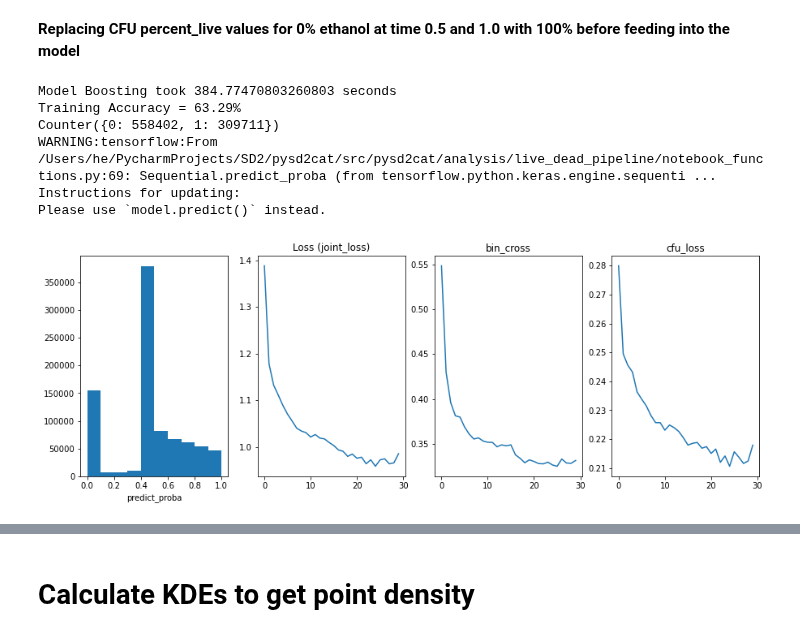
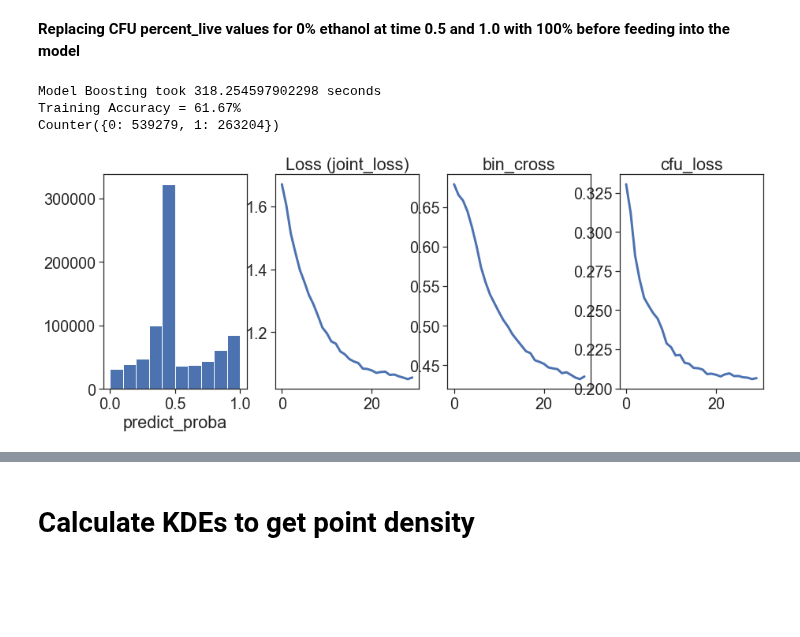
Before and after one commit to SD2E/pysd2cat, a Jupyter notebook: src/pysd2cat/analysis/live_dead_pipeline/Final Plots - Duke 2.0.ipynb, the cells around one changed output, grey strips where cells are left out. Cells and saved outputs as stored; diff of their text form; code cells hidden in the pictures; blank space fills up the shorter version.

```diff
--- a/src/pysd2cat/analysis/live_dead_pipeline/Final Plots - Duke 2.0.ipynb
+++ b/src/pysd2cat/analysis/live_dead_pipeline/Final Plots - Duke 2.0.ipynb
@@ -45,4 +48,4 @@ col_idx = OrderedDict([(n.label, 0), ("inducer_concentration", 1), ("timepoint",
 # %% [markdown]
 # Read in Data and Prepare Variables
 # %%
-duke_v2_with_strateos_80 = pd.read_csv("experiment_data/processed/duke_v2_with_strateos_80.csv")
+duke_v2 = pd.read_csv("experiment_data/processed/duke_v2.csv")
@@ -49,6 +159,6 @@ duke_v2_with_strateos_80 = pd.read_csv("experiment_data/processed/duke_v2_with_s
 # %%
-duke_stained = duke_v2_with_strateos_80.loc[duke_v2_with_strateos_80["stain"] == 1]
-duke_unstained = duke_v2_with_strateos_80.loc[duke_v2_with_strateos_80["stain"] == 0]
+duke_stained = duke_v2.loc[duke_v2["stain"] == 1]
+duke_unstained = duke_v2.loc[duke_v2["stain"] == 0]
 # %%
 features_unstained = n.morph_cols
 features_stained_duke = n.morph_cols + ["YL1-A", "YL1-H", "YL1-W"]
@@ -111,18 +221,15 @@ Y_duke_stained_morph.loc[(Y_duke_stained_morph[n.inducer_concentration] == 0.0)
 # %%
 cr_duke_stained_morph, \
 pl_duke_stained_morph = run_model(model_function=booster_model_v2, lr=0.001,
-                                      loss = joint_loss_wrapper(3), metrics = [bin_cross, cfu_loss],
+                                      loss = joint_loss_wrapper(2), metrics = [bin_cross, cfu_loss],
                                       X = X_duke_stained_morph, Y = Y_duke_stained_morph,
                                       epochs = 30, batch_size = 2048,
                                       verbose = False, shuffle = True, plot_type="line")
 # %% [output]
-Model Boosting took 384.77470803260803 seconds
-Training Accuracy = 63.29%
-Counter({0: 558402, 1: 309711})
-WARNING:tensorflow:From /Users/he/PycharmProjects/SD2/pysd2cat/src/pysd2cat/analysis/live_dead_pipeline/notebook_functions.py:69: Sequential.predict_proba (from tensorflow.python.keras.engine.sequenti ...
-Instructions for updating:
-Please use `model.predict()` instead.
+Model Boosting took 318.254597902298 seconds
+Training Accuracy = 61.67%
+Counter({0: 539279, 1: 263204})
-[figure, old version]
+[figure, new version]
 # %%
 plot_per_cond(cr_duke_stained_morph)
 # %% [output]
```
Also changed, not shown: parts of 19 cells of this notebook, 3 other files.
